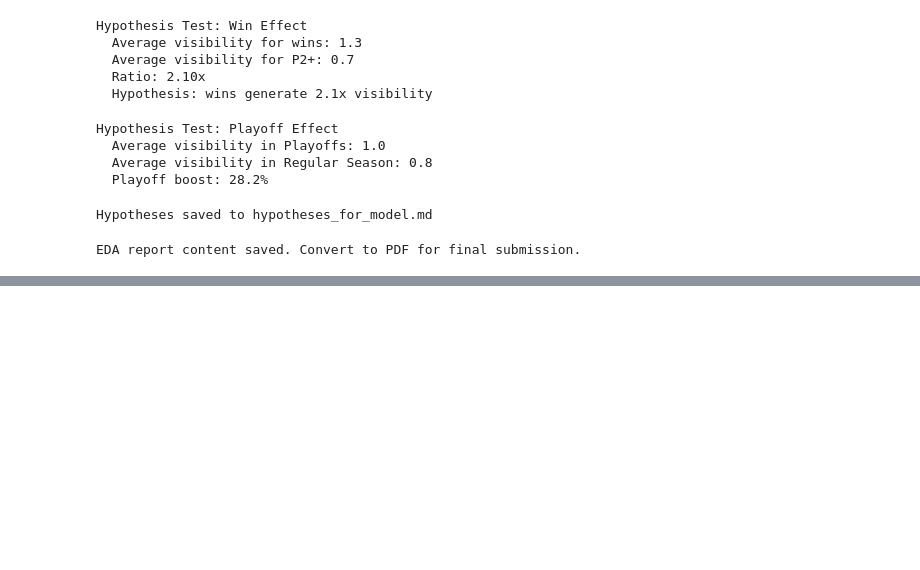
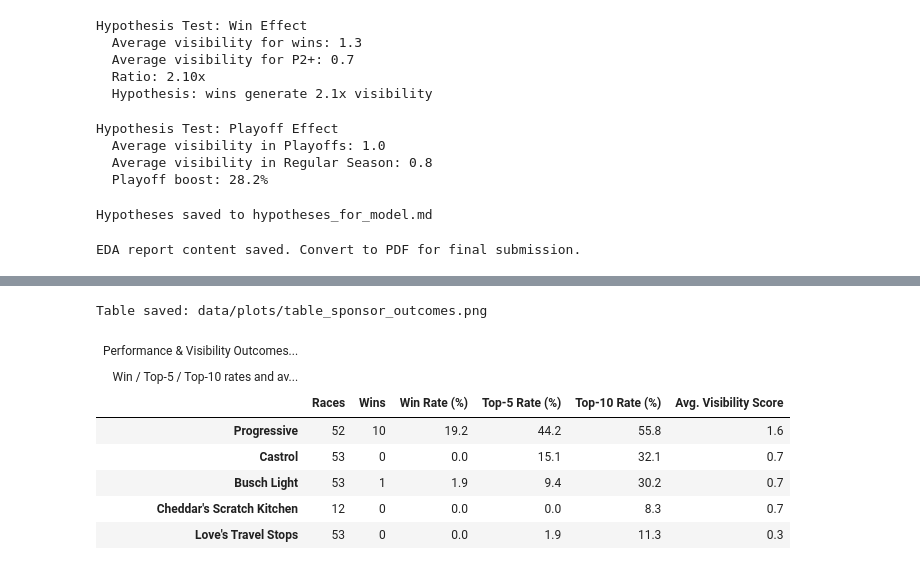
Before and after one commit to lloyd-todaro/NASCAR-Externship, a Jupyter notebook: code/data_visualization.ipynb, the cells around one changed output, grey strips where cells are left out. Drawn from its saved outputs; the diff is of its cells as text; code cells hidden in the pictures; blank space fills up the shorter version.

```diff
--- a/code/data_visualization.ipynb
+++ b/code/data_visualization.ipynb
@@ -696,0 +720,48 @@ Progressive                0.759803  0.326923  2.989638
+# %%
+# Summary table 2: win/top-5/top-10 rates and average visibility by sponsor
+sponsor_summary['Is_Win'] = sponsor_summary['finish_position'] == 1
+sponsor_summary['Is_Top5'] = sponsor_summary['finish_position'] <= 5
+sponsor_summary['Is_Top10'] = sponsor_summary['finish_position'] <= 10
+
+perf_df = sponsor_summary.groupby('primary_sponsor').agg(
+    Races=('finish_position', 'count'),
+    Wins=('Is_Win', 'sum'),
+    Win_Rate=('Is_Win', 'mean'),
+    Top5_Rate=('Is_Top5', 'mean'),
+    Top10_Rate=('Is_Top10', 'mean'),
+    Avg_Visibility=('Visibility_Score_Shifted', 'mean'),
+).reset_index()
+perf_df[['Win_Rate', 'Top5_Rate', 'Top10_Rate']] *= 100
+perf_df = perf_df.sort_values('Avg_Visibility', ascending=False)
+
+outcomes_table = (
+    GT(perf_df, rowname_col='primary_sponsor')
+    .tab_header(
+        title="Performance & Visibility Outcomes by Sponsor",
+        subtitle=md("Win / Top-5 / Top-10 rates and average composite visibility score")
+    )
+    .fmt_integer(columns=['Races', 'Wins'])
+    .fmt_number(columns=['Win_Rate', 'Top5_Rate', 'Top10_Rate', 'Avg_Visibility'], decimals=1)
+    .cols_label(
+        Races='Races',
+        Wins='Wins',
+        Win_Rate='Win Rate (%)',
+        Top5_Rate='Top-5 Rate (%)',
+        Top10_Rate='Top-10 Rate (%)',
+        Avg_Visibility='Avg. Visibility Score',
+    )
+)
+
+outcomes_table.gtsave('data/plots/table_sponsor_outcomes.png')
+print("Table saved: data/plots/table_sponsor_outcomes.png")
+outcomes_table
+# %% [output]
+Table saved: data/plots/table_sponsor_outcomes.png
+| Performance & Visibility Outcomes... |  |  |  |  |  |  |
+| Win / Top-5 / Top-10 rates and av... |  |  |  |  |  |  |
+|  | Races | Wins | Win Rate (%) | Top-5 Rate (%) | Top-10 Rate (%) | Avg. Visibility Score |
+| Progressive | 52 | 10 | 19.2 | 44.2 | 55.8 | 1.6 |
+| Castrol | 53 | 0 | 0.0 | 15.1 | 32.1 | 0.7 |
+| Busch Light | 53 | 1 | 1.9 | 9.4 | 30.2 | 0.7 |
+| Cheddar's Scratch Kitchen | 12 | 0 | 0.0 | 0.0 | 8.3 | 0.7 |
+| Love's Travel Stops | 53 | 0 | 0.0 | 1.9 | 11.3 | 0.3 |
```
Also changed, not shown: parts of 2 cells of this notebook, 3 other files.
